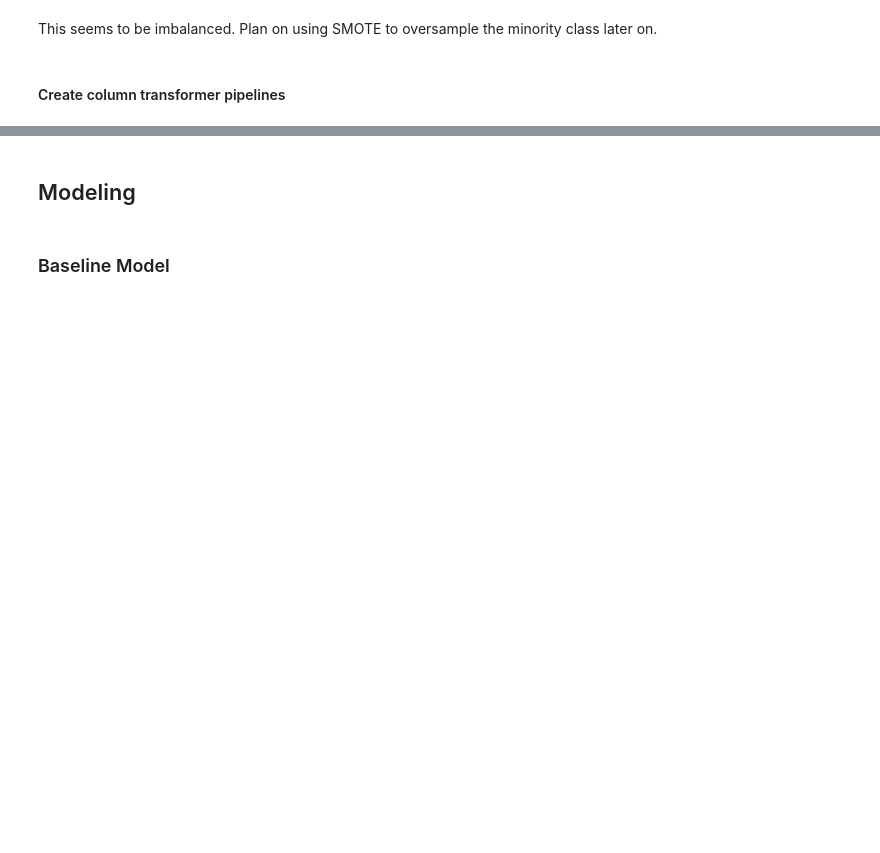
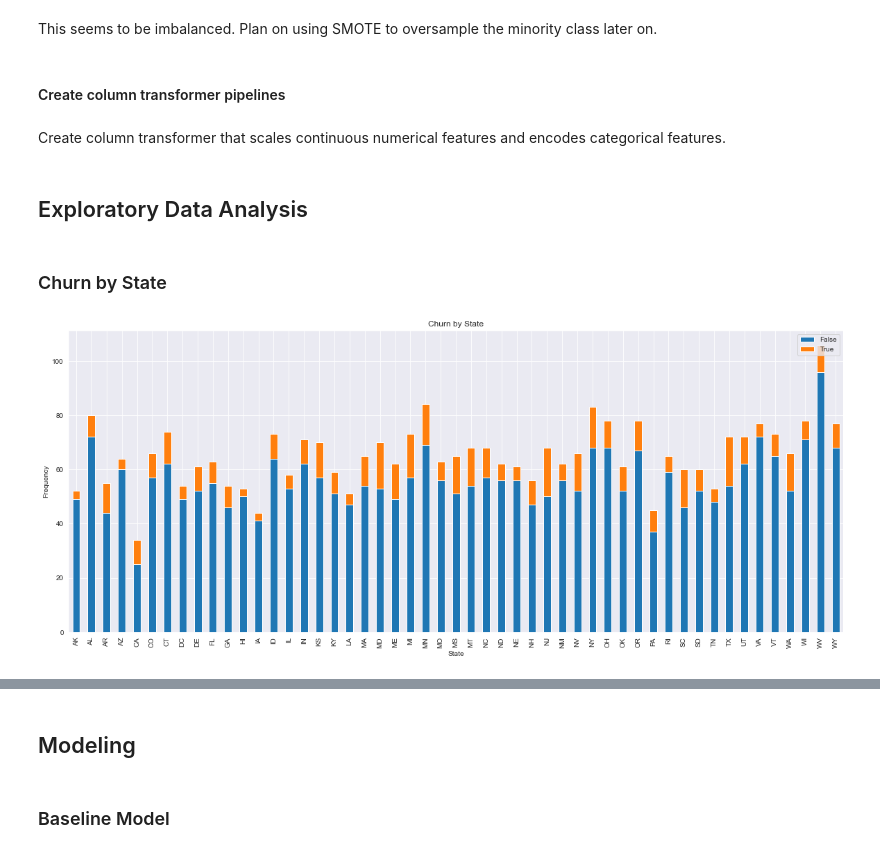
Before and after one commit to nate102938/SyriaTel_customer_churn, a Jupyter notebook: Notebook 2.ipynb, the cells around one changed output, grey strips where cells are left out. Saved outputs shown, nothing was run; the diff lists cells and outputs as text; code cells hidden in the pictures; blank space fills up the shorter version.

```diff
--- a/Notebook 2.ipynb
+++ b/Notebook 2.ipynb
@@ -203,6 +215,8 @@ Name: churn, dtype: float64
 This seems to be imbalanced.  Plan on using SMOTE to oversample the minority class later on.
 # %% [markdown]
 #### Create column transformer pipelines
+# %% [markdown]
+Create column transformer that scales continuous numerical features and encodes categorical features.
 # %%
 # Numerical column transformers
 num_pipe = Pipeline([('ss',StandardScaler())])
@@ -215,3 +229,20 @@ CT = ColumnTransformer(transformers=[
     ('num_trans', num_pipe, X_numeric_cols),
     ('cat_trans', cat_pipe, X_categorical_cols)
 ],remainder='passthrough')
+# %% [markdown]
+## Exploratory Data Analysis
+# %% [markdown]
+### Churn by State
+# %%
+sns.set_style("darkgrid")
+sns.color_palette("rocket", as_cmap=True)
+fig, ax = plt.subplots(figsize=(20,8))
+
+p = df.groupby(["state", "churn"]).size().unstack()
+p.plot(ax=ax, kind='bar', stacked=True)
+ax.set_title("Churn by State")
+ax.set_ylabel("Frequency")
+ax.set_xlabel("State")
+plt.legend(loc='upper right');
+# %% [output]
+[figure, added]
```
Also changed, not shown: parts of 51 cells of this notebook.
